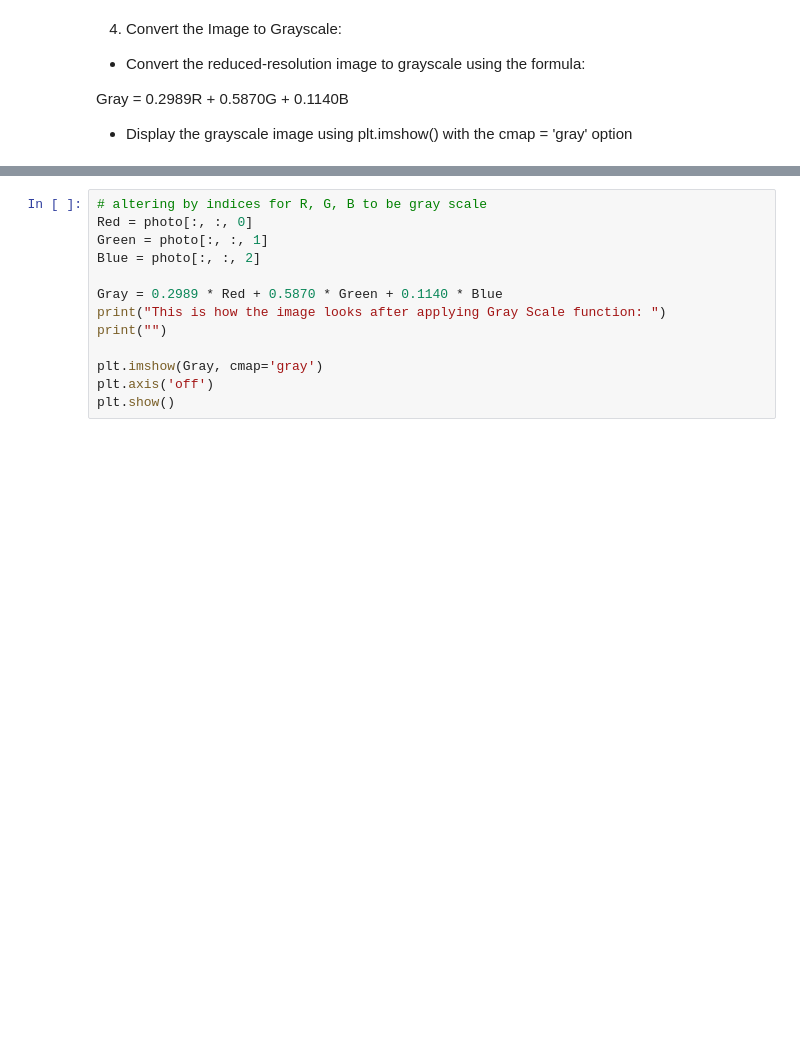
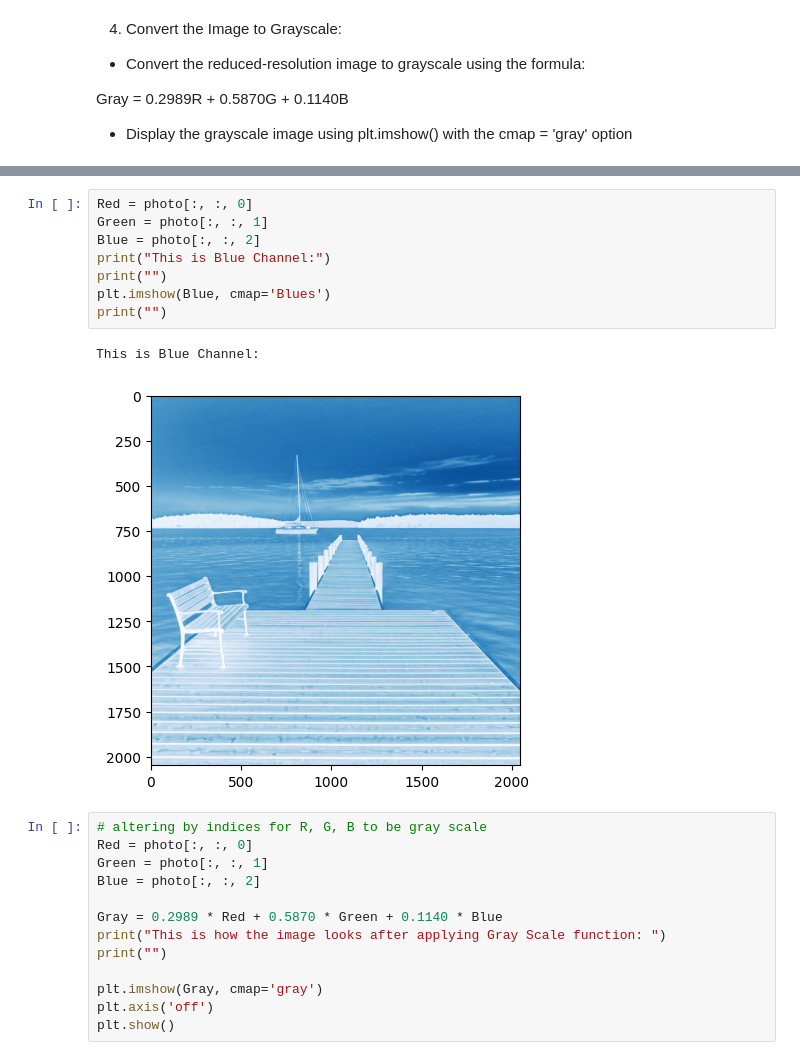
Before and after one commit to jelly-decoder28/poppy-june, a Jupyter notebook: MoreNumPyImageManipulation.ipynb, the cells around one changed output, grey strips where cells are left out. Saved outputs shown, nothing was run; the diff lists cells and outputs as text; blank space fills up the shorter version.

```diff
--- a/MoreNumPyImageManipulation.ipynb
+++ b/MoreNumPyImageManipulation.ipynb
@@ -90,3 +112,14 @@ Gray = 0.2989R + 0.5870G + 0.1140B
+# %%
+Red = photo[:, :, 0]
+Green = photo[:, :, 1]
+Blue = photo[:, :, 2]
+print("This is Blue Channel:")
+print("")
+plt.imshow(Blue, cmap='Blues')
+print("")
+# %% [output]
+This is Blue Channel:
+[figure, added]
 # %%
 # altering by indices for R, G, B to be gray scale
 Red = photo[:, :, 0]
```
Also changed, not shown: parts of 5 cells of this notebook.
